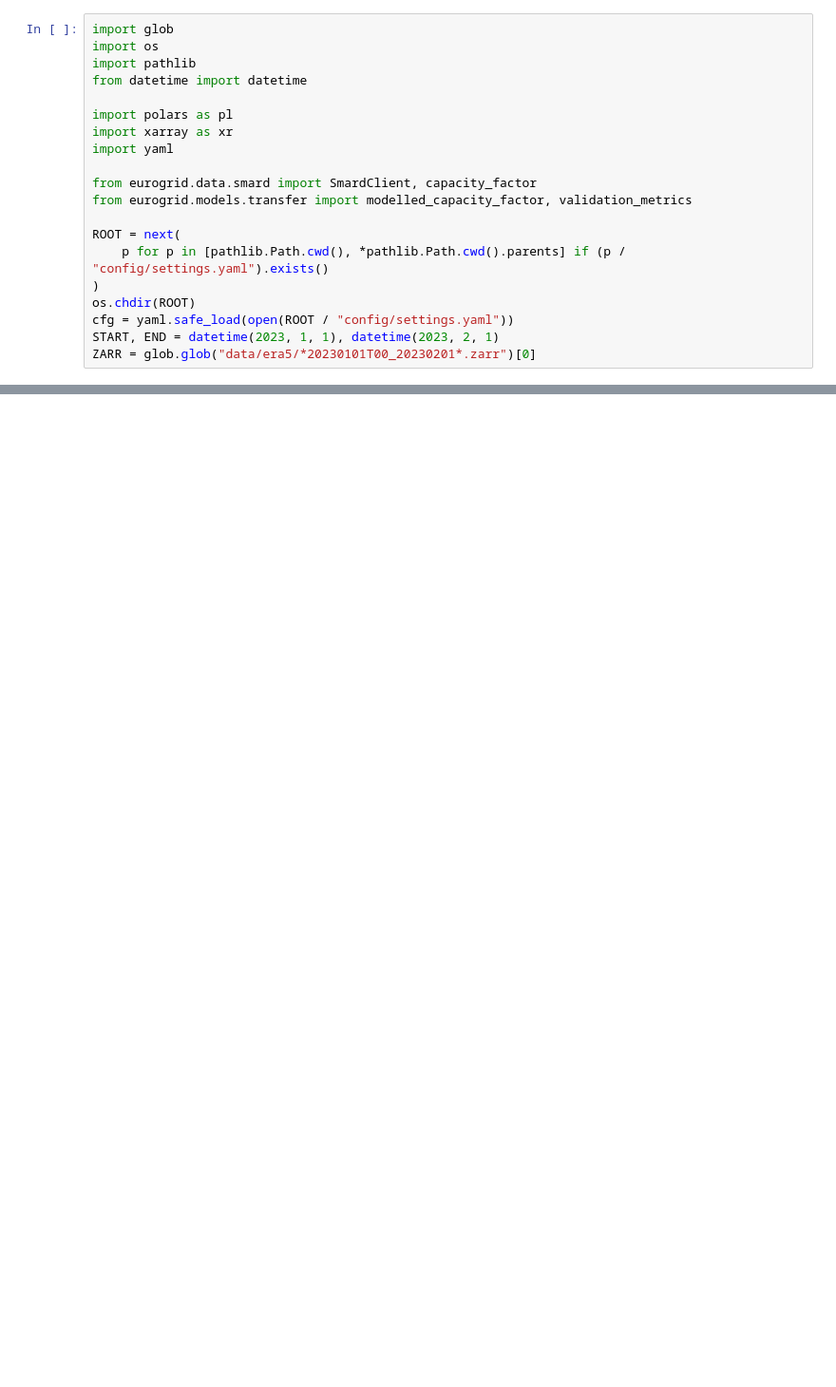
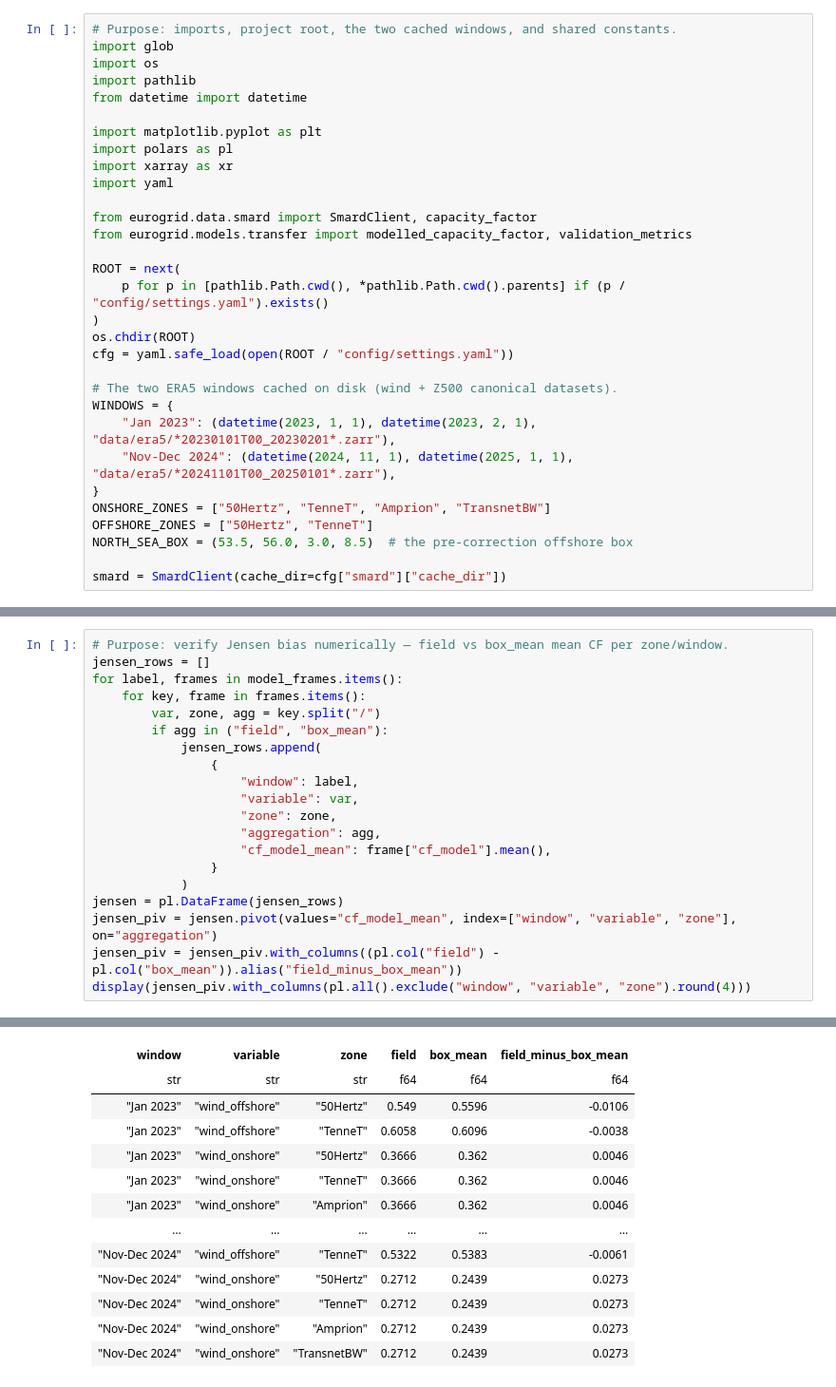
Before and after one commit to TunaHim/EuroGrid-Climate-Dynamics, a Jupyter notebook: notebooks/03_transfer_validation.ipynb, the cells around one changed output, grey strips where cells are left out. Shown at 95% size. Saved outputs shown, nothing was run; the diff lists cells and outputs as text; blank space fills up the shorter version.

```diff
--- a/notebooks/03_transfer_validation.ipynb
+++ b/notebooks/03_transfer_validation.ipynb
@@ -9,9 +40,11 @@ mean, not the field), no air-density/wake/curtailment losses, one generic curve.
 # %%
+# Purpose: imports, project root, the two cached windows, and shared constants.
 import glob
 import os
 import pathlib
 from datetime import datetime
 
+import matplotlib.pyplot as plt
 import polars as pl
 import xarray as xr
 import yaml
@@ -24,5 +57,14 @@ ROOT = next(
 )
 os.chdir(ROOT)
 cfg = yaml.safe_load(open(ROOT / "config/settings.yaml"))
-START, END = datetime(2023, 1, 1), datetime(2023, 2, 1)
-ZARR = glob.glob("data/era5/*20230101T00_20230201*.zarr")[0]
+
+# The two ERA5 windows cached on disk (wind + Z500 canonical datasets).
+WINDOWS = {
+    "Jan 2023": (datetime(2023, 1, 1), datetime(2023, 2, 1), "data/era5/*20230101T00_20230201*.zarr"),
+    "Nov-Dec 2024": (datetime(2024, 11, 1), datetime(2025, 1, 1), "data/era5/*20241101T00_20250101*.zarr"),
+}
+ONSHORE_ZONES = ["50Hertz", "TenneT", "Amprion", "TransnetBW"]
+OFFSHORE_ZONES = ["50Hertz", "TenneT"]
+NORTH_SEA_BOX = (53.5, 56.0, 3.0, 8.5)  # the pre-correction offshore box
+
+smard = SmardClient(cache_dir=cfg["smard"]["cache_dir"])
@@ -69,0 +214,21 @@ shape: (6, 8)
+# %%
+# Purpose: verify Jensen bias numerically — field vs box_mean mean CF per zone/window.
+jensen_rows = []
+for label, frames in model_frames.items():
+    for key, frame in frames.items():
+        var, zone, agg = key.split("/")
+        if agg in ("field", "box_mean"):
+            jensen_rows.append(
+                {
+                    "window": label,
+                    "variable": var,
+                    "zone": zone,
+                    "aggregation": agg,
+                    "cf_model_mean": frame["cf_model"].mean(),
+                }
+            )
+jensen = pl.DataFrame(jensen_rows)
+jensen_piv = jensen.pivot(values="cf_model_mean", index=["window", "variable", "zone"], on="aggregation")
+jensen_piv = jensen_piv.with_columns((pl.col("field") - pl.col("box_mean")).alias("field_minus_box_mean"))
+display(jensen_piv.with_columns(pl.all().exclude("window", "variable", "zone").round(4)))
+# %% [output]
@@ -69,0 +236,13 @@ shape: (6, 8)
+| window | variable | zone | field | box_mean | field_minus_box_mean |
+| str | str | str | f64 | f64 | f64 |
+| "Jan 2023" | "wind_offshore" | "50Hertz" | 0.549 | 0.5596 | -0.0106 |
+| "Jan 2023" | "wind_offshore" | "TenneT" | 0.6058 | 0.6096 | -0.0038 |
+| "Jan 2023" | "wind_onshore" | "50Hertz" | 0.3666 | 0.362 | 0.0046 |
+| "Jan 2023" | "wind_onshore" | "TenneT" | 0.3666 | 0.362 | 0.0046 |
+| "Jan 2023" | "wind_onshore" | "Amprion" | 0.3666 | 0.362 | 0.0046 |
+| … | … | … | … | … | … |
+| "Nov-Dec 2024" | "wind_offshore" | "TenneT" | 0.5322 | 0.5383 | -0.0061 |
+| "Nov-Dec 2024" | "wind_onshore" | "50Hertz" | 0.2712 | 0.2439 | 0.0273 |
+| "Nov-Dec 2024" | "wind_onshore" | "TenneT" | 0.2712 | 0.2439 | 0.0273 |
+| "Nov-Dec 2024" | "wind_onshore" | "Amprion" | 0.2712 | 0.2439 | 0.0273 |
+| "Nov-Dec 2024" | "wind_onshore" | "TransnetBW" | 0.2712 | 0.2439 | 0.0273 |
```
Also changed, not shown: parts of 16 cells of this notebook, 6 other files.
